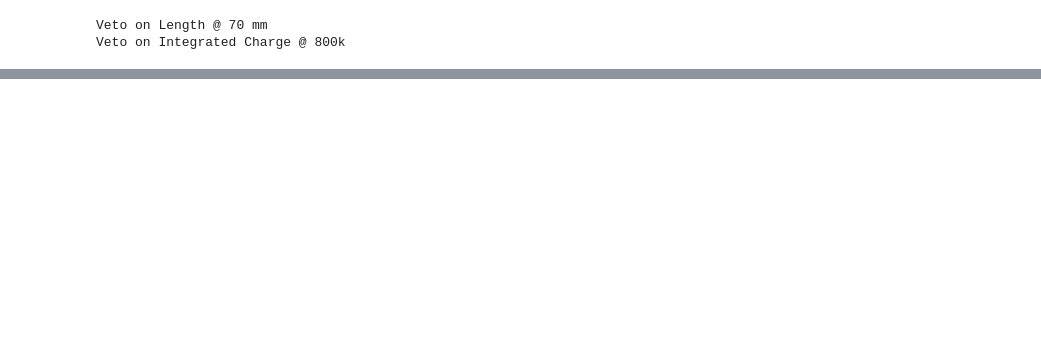
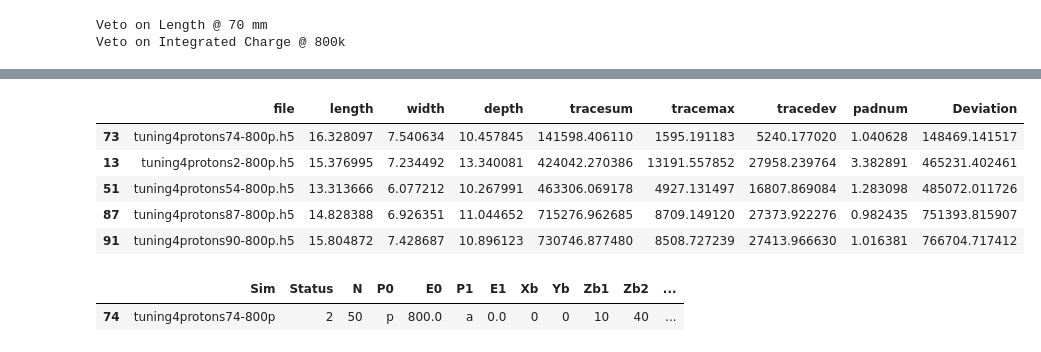
Before and after one commit to Jaros24/GAPA, a Jupyter notebook: Analysis/numerical.ipynb, the cells around one changed output, grey strips where cells are left out. Saved outputs shown, nothing was run; the diff lists cells and outputs as text; code cells hidden in the pictures; blank space fills up the shorter version.

Commit message:
analysis of tuning 5, failed

```diff
--- a/Analysis/numerical.ipynb
+++ b/Analysis/numerical.ipynb
@@ -329,0 +330,14 @@ best_run_df.head()
+# %%
+run_df.tail()
+# %% [output]
+|  | file | length | width | depth | tracesum | tracemax | tracedev | padnum | Deviation |
+| 73 | tuning4protons74-800p.h5 | 16.328097 | 7.540634 | 10.457845 | 141598.406110 | 1595.191183 | 5240.177020 | 1.040628 | 148469.141517 |
+| 13 | tuning4protons2-800p.h5 | 15.376995 | 7.234492 | 13.340081 | 424042.270386 | 13191.557852 | 27958.239764 | 3.382891 | 465231.402461 |
+| 51 | tuning4protons54-800p.h5 | 13.313666 | 6.077212 | 10.267991 | 463306.069178 | 4927.131497 | 16807.869084 | 1.283098 | 485072.011726 |
+| 87 | tuning4protons87-800p.h5 | 14.828388 | 6.926351 | 11.044652 | 715276.962685 | 8709.149120 | 27373.922276 | 0.982435 | 751393.815907 |
+| 91 | tuning4protons90-800p.h5 | 15.804872 | 7.428687 | 10.896123 | 730746.877480 | 8508.727239 | 27413.966630 | 1.016381 | 766704.717412 |
+# %%
+params[params['Sim'] == 'tuning4protons74-800p']
+# %% [output]
+|  | Sim | Status | N | P0 | E0 | P1 | E1 | Xb | Yb | Zb1 | Zb2 | ... |
+| 74 | tuning4protons74-800p | 2 | 50 | p | 800.0 | a | 0.0 | 0 | 0 | 10 | 40 | ... |
```
Also changed, not shown: parts of 5 cells of this notebook, 1 other file.
